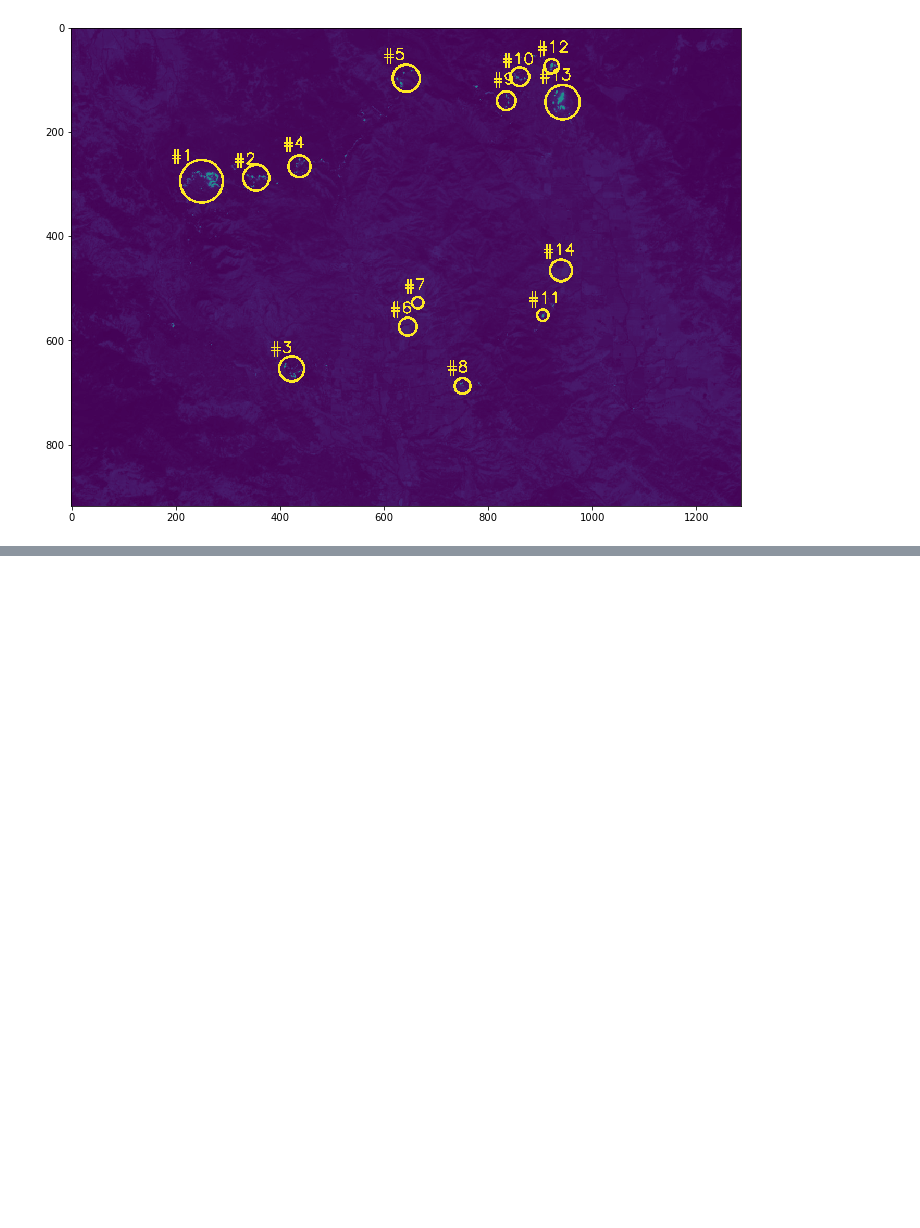
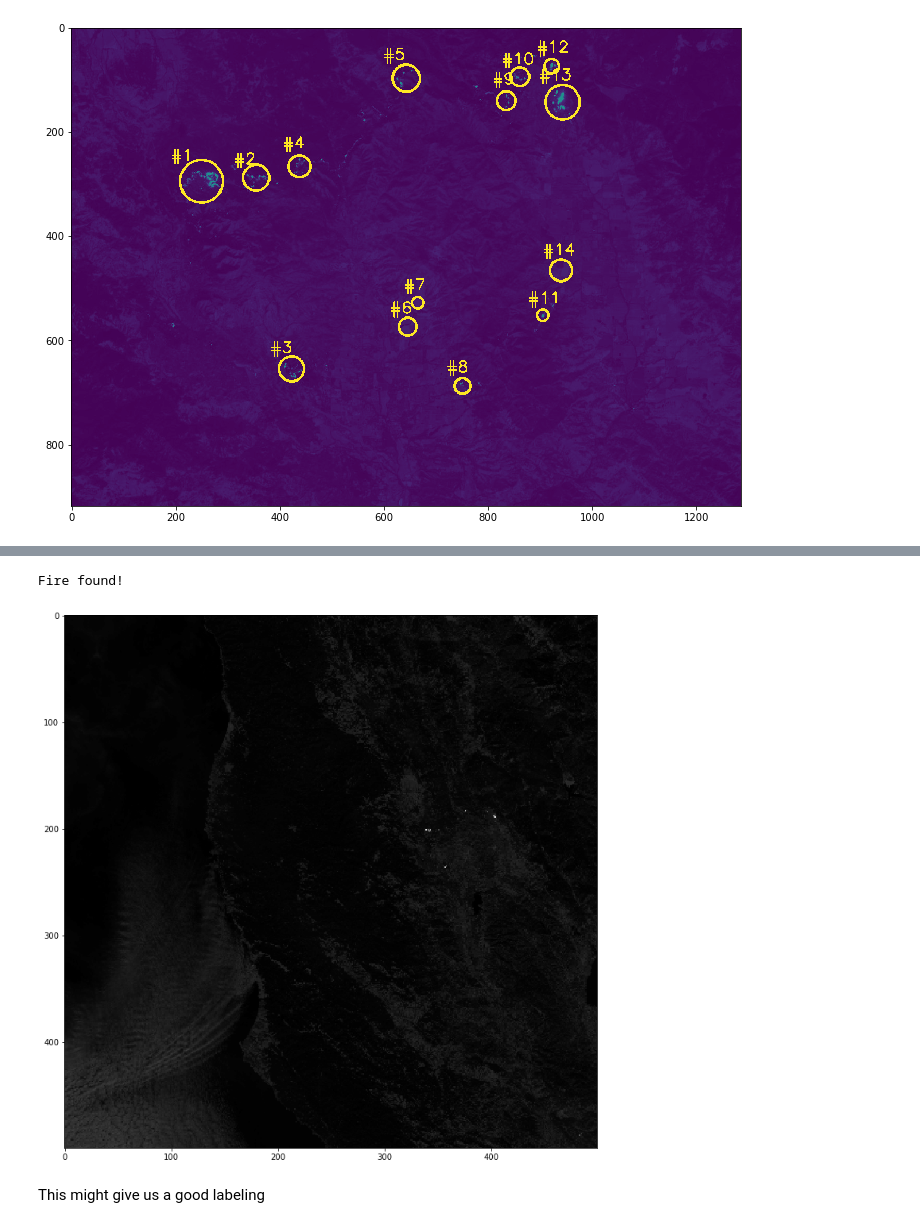
Before and after one commit to eaicompany/EAI-FireComp, a Jupyter notebook: 1.0-fire-challenge1.ipynb, the cells around one changed output, grey strips where cells are left out. Cells and saved outputs as stored; diff of their text form; code cells hidden in the pictures; blank space fills up the shorter version.

```diff
--- a/1.0-fire-challenge1.ipynb
+++ b/1.0-fire-challenge1.ipynb
@@ -131,0 +171,20 @@ Some of the areas found have already burned, and do not have live flames at the
+# %%
+mask = np.zeros(thresh.shape, dtype="uint8")
+
+numPixels = cv2.countNonZero(thresh)
+
+# in sentinel, tiles are 100x100 km2
+# I'll be considering a wildfire if we have more than 5km2 of active flames
+
+if numPixels > thumb_length*(1/100):
+    #identify as fire
+    print('Fire found!')
+
+plt.figure(figsize=(12,24))
+plt.imshow(image,cmap='gray')
+plt.show()
+# %% [output]
+Fire found!
+[figure, added]
+# %% [markdown]
+This might give us a good labeling
```
Also changed, not shown: parts of 5 cells of this notebook.
